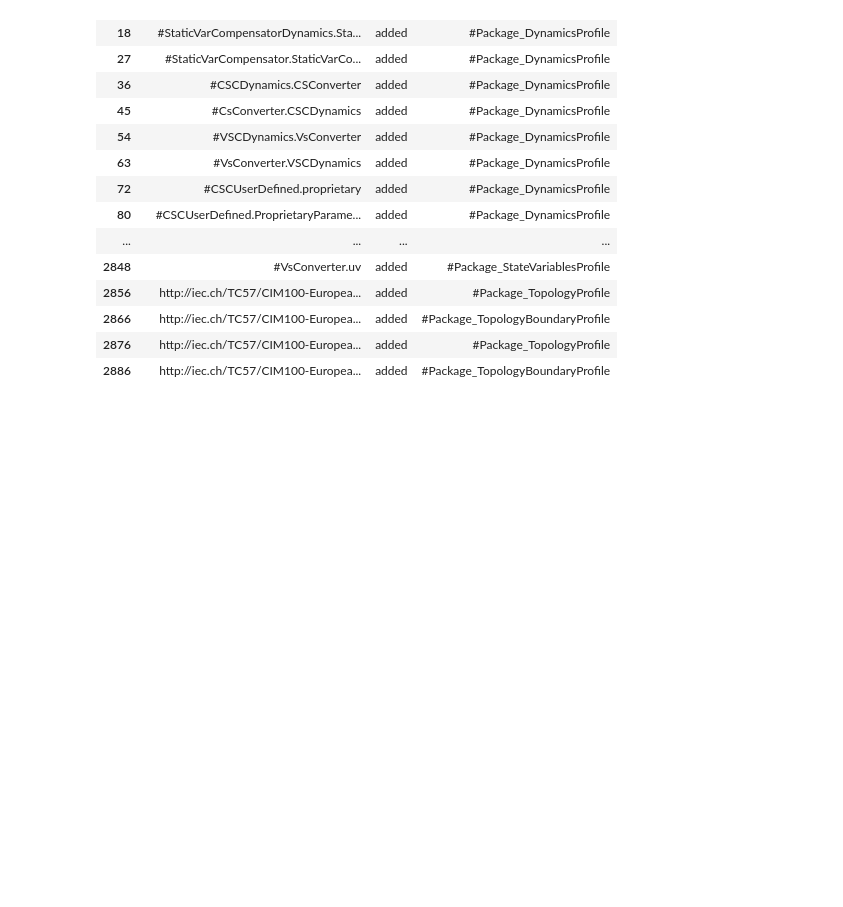
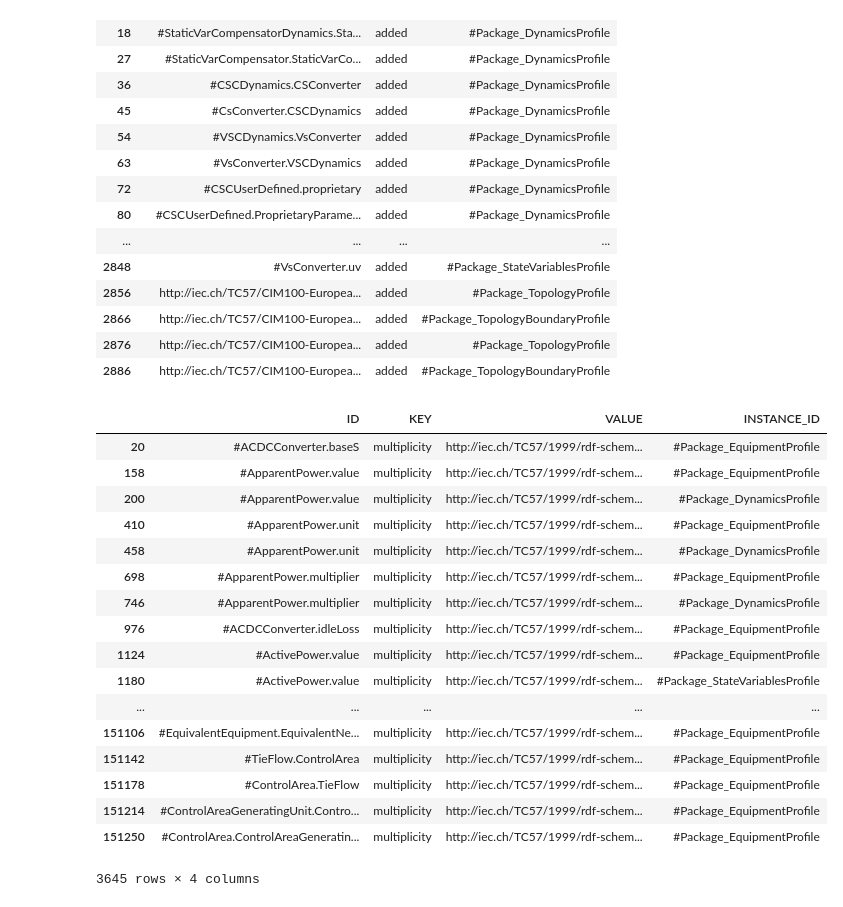
Before and after one commit to Haigutus/USVDM, a Jupyter notebook: Tools/RDF_PARSER/examples/RDFS_comparison.ipynb, the cells around one changed output. Cells and saved outputs as stored; diff of their text form; code cells hidden in the pictures; blank space fills up the shorter version.

Commit message:
Added multiplicity check

```diff
--- a/Tools/RDF_PARSER/examples/RDFS_comparison.ipynb
+++ b/Tools/RDF_PARSER/examples/RDFS_comparison.ipynb
@@ -291,3 +291,26 @@ Name: diff, dtype: int64
 | 2866 | http://iec.ch/TC57/CIM100-Europea... | added | #Package_TopologyBoundaryProfile |
 | 2876 | http://iec.ch/TC57/CIM100-Europea... | added | #Package_TopologyProfile |
 | 2886 | http://iec.ch/TC57/CIM100-Europea... | added | #Package_TopologyBoundaryProfile |
+# %%
+property_data = data_set[data].merge(data_set[data][~data_set[data].ID.str.contains("Version")].query("VALUE == 'http://www.w3.org/1999/02/22-rdf-syntax-ns#Property'"), on="ID", suffixes=("", "_remove"))[data_set[data].columns].drop_duplicates()
+# %%
+property_data.query("KEY=='multiplicity'")
+# %% [output]
+|  | ID | KEY | VALUE | INSTANCE_ID |
+| 20 | #ACDCConverter.baseS | multiplicity | http://iec.ch/TC57/1999/rdf-schem... | #Package_EquipmentProfile |
+| 158 | #ApparentPower.value | multiplicity | http://iec.ch/TC57/1999/rdf-schem... | #Package_EquipmentProfile |
+| 200 | #ApparentPower.value | multiplicity | http://iec.ch/TC57/1999/rdf-schem... | #Package_DynamicsProfile |
+| 410 | #ApparentPower.unit | multiplicity | http://iec.ch/TC57/1999/rdf-schem... | #Package_EquipmentProfile |
+| 458 | #ApparentPower.unit | multiplicity | http://iec.ch/TC57/1999/rdf-schem... | #Package_DynamicsProfile |
+| 698 | #ApparentPower.multiplier | multiplicity | http://iec.ch/TC57/1999/rdf-schem... | #Package_EquipmentProfile |
+| 746 | #ApparentPower.multiplier | multiplicity | http://iec.ch/TC57/1999/rdf-schem... | #Package_DynamicsProfile |
+| 976 | #ACDCConverter.idleLoss | multiplicity | http://iec.ch/TC57/1999/rdf-schem... | #Package_EquipmentProfile |
+| 1124 | #ActivePower.value | multiplicity | http://iec.ch/TC57/1999/rdf-schem... | #Package_EquipmentProfile |
+| 1180 | #ActivePower.value | multiplicity | http://iec.ch/TC57/1999/rdf-schem... | #Package_StateVariablesProfile |
+| ... | ... | ... | ... | ... |
+| 151106 | #EquivalentEquipment.EquivalentNe... | multiplicity | http://iec.ch/TC57/1999/rdf-schem... | #Package_EquipmentProfile |
+| 151142 | #TieFlow.ControlArea | multiplicity | http://iec.ch/TC57/1999/rdf-schem... | #Package_EquipmentProfile |
+| 151178 | #ControlArea.TieFlow | multiplicity | http://iec.ch/TC57/1999/rdf-schem... | #Package_EquipmentProfile |
+| 151214 | #ControlAreaGeneratingUnit.Contro... | multiplicity | http://iec.ch/TC57/1999/rdf-schem... | #Package_EquipmentProfile |
+| 151250 | #ControlArea.ControlAreaGeneratin... | multiplicity | http://iec.ch/TC57/1999/rdf-schem... | #Package_EquipmentProfile |
+3645 rows × 4 columns
```
Also changed, not shown: parts of 2 cells of this notebook.
